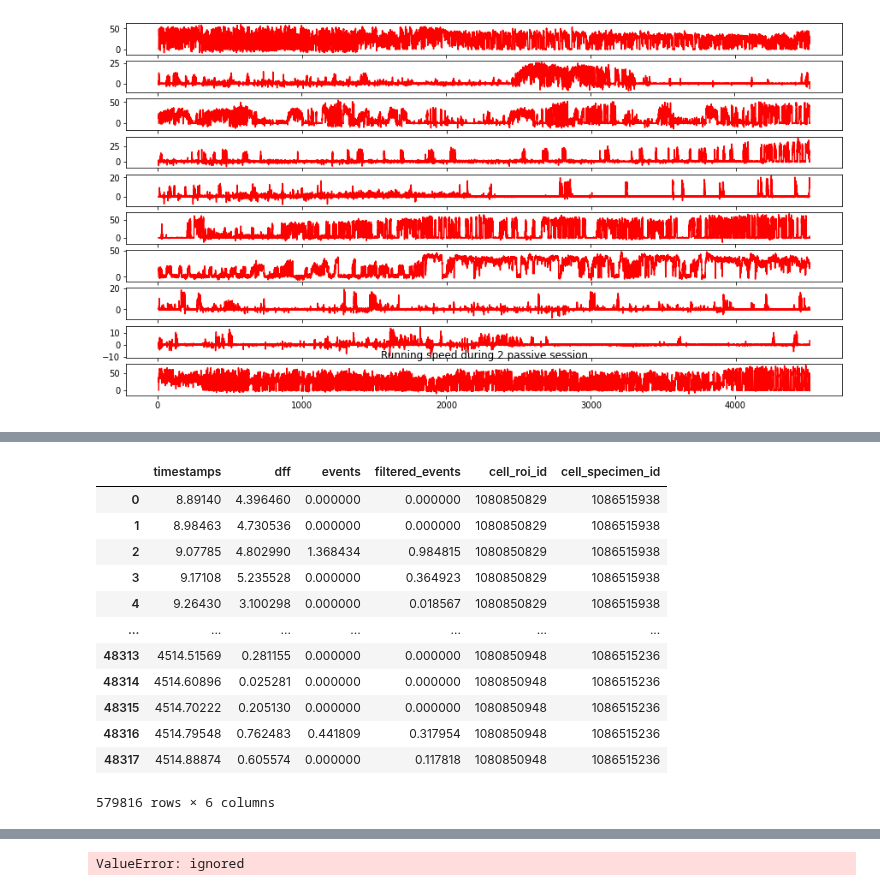
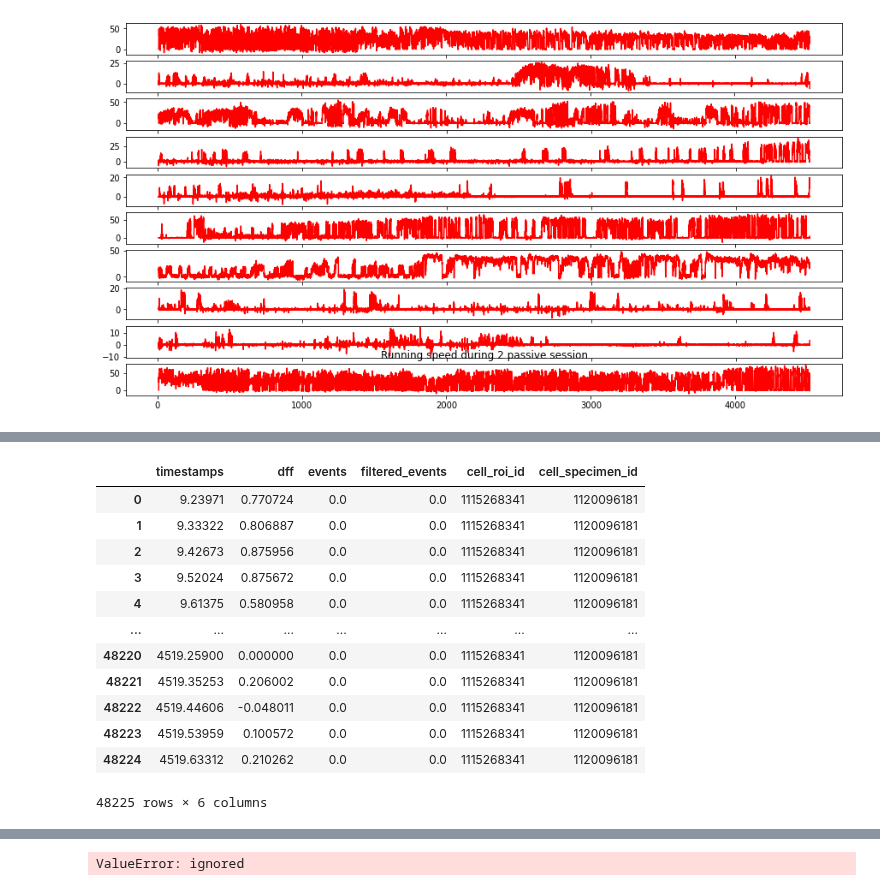
Before and after one commit to MiladQolami/NeuroMatch_2022_group_project, a Jupyter notebook: Coding_Exercise.ipynb, the cells around one changed output, grey strips where cells are left out. Cells and saved outputs as stored; diff of their text form; code cells hidden in the pictures.

```diff
--- a/Coding_Exercise.ipynb
+++ b/Coding_Exercise.ipynb
@@ -457,17 +474,19 @@ Name: cell_roi_id, dtype: int64>
-# %%
-tidy1=ophys.build_tidy_cell_df(active1)
-# %% [output]
-|  | timestamps | dff | events | filtered_events | cell_roi_id | cell_specimen_id |
-| 0 | 8.89140 | 4.396460 | 0.000000 | 0.000000 | 1080850829 | 1086515938 |
-| 1 | 8.98463 | 4.730536 | 0.000000 | 0.000000 | 1080850829 | 1086515938 |
-| 2 | 9.07785 | 4.802990 | 1.368434 | 0.984815 | 1080850829 | 1086515938 |
-| 3 | 9.17108 | 5.235528 | 0.000000 | 0.364923 | 1080850829 | 1086515938 |
-| 4 | 9.26430 | 3.100298 | 0.000000 | 0.018567 | 1080850829 | 1086515938 |
-| ... | ... | ... | ... | ... | ... | ... |
-| 48313 | 4514.51569 | 0.281155 | 0.000000 | 0.000000 | 1080850948 | 1086515236 |
-| 48314 | 4514.60896 | 0.025281 | 0.000000 | 0.000000 | 1080850948 | 1086515236 |
-| 48315 | 4514.70222 | 0.205130 | 0.000000 | 0.000000 | 1080850948 | 1086515236 |
-| 48316 | 4514.79548 | 0.762483 | 0.441809 | 0.317954 | 1080850948 | 1086515236 |
-| 48317 | 4514.88874 | 0.605574 | 0.000000 | 0.117818 | 1080850948 | 1086515236 |
-579816 rows × 6 columns
+# %%
+tidy1=ophys.build_tidy_cell_df(active1)
+ACell_roi_id = tidy1.cell_roi_id.unique()[1]
+cell1 = tidy1.query("cell_roi_id == @ACell_roi_id")
+# %% [output]
+|  | timestamps | dff | events | filtered_events | cell_roi_id | cell_specimen_id |
+| 0 | 9.23971 | 0.770724 | 0.0 | 0.0 | 1115268341 | 1120096181 |
+| 1 | 9.33322 | 0.806887 | 0.0 | 0.0 | 1115268341 | 1120096181 |
+| 2 | 9.42673 | 0.875956 | 0.0 | 0.0 | 1115268341 | 1120096181 |
+| 3 | 9.52024 | 0.875672 | 0.0 | 0.0 | 1115268341 | 1120096181 |
+| 4 | 9.61375 | 0.580958 | 0.0 | 0.0 | 1115268341 | 1120096181 |
+| ... | ... | ... | ... | ... | ... | ... |
+| 48220 | 4519.25900 | 0.000000 | 0.0 | 0.0 | 1115268341 | 1120096181 |
+| 48221 | 4519.35253 | 0.206002 | 0.0 | 0.0 | 1115268341 | 1120096181 |
+| 48222 | 4519.44606 | -0.048011 | 0.0 | 0.0 | 1115268341 | 1120096181 |
+| 48223 | 4519.53959 | 0.100572 | 0.0 | 0.0 | 1115268341 | 1120096181 |
+| 48224 | 4519.63312 | 0.210262 | 0.0 | 0.0 | 1115268341 | 1120096181 |
+48225 rows × 6 columns
 # %%
```
Also changed, not shown: parts of 16 cells of this notebook.
